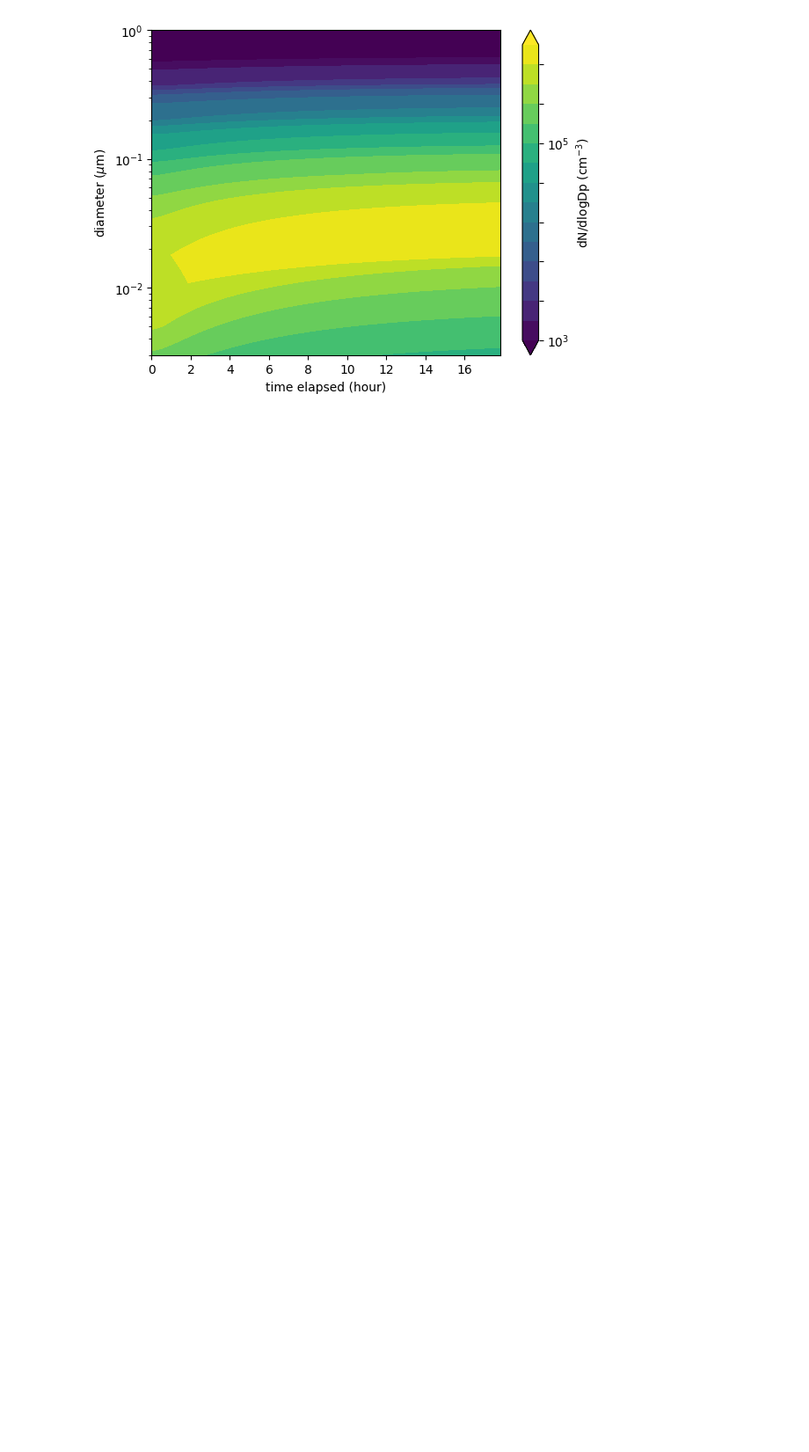
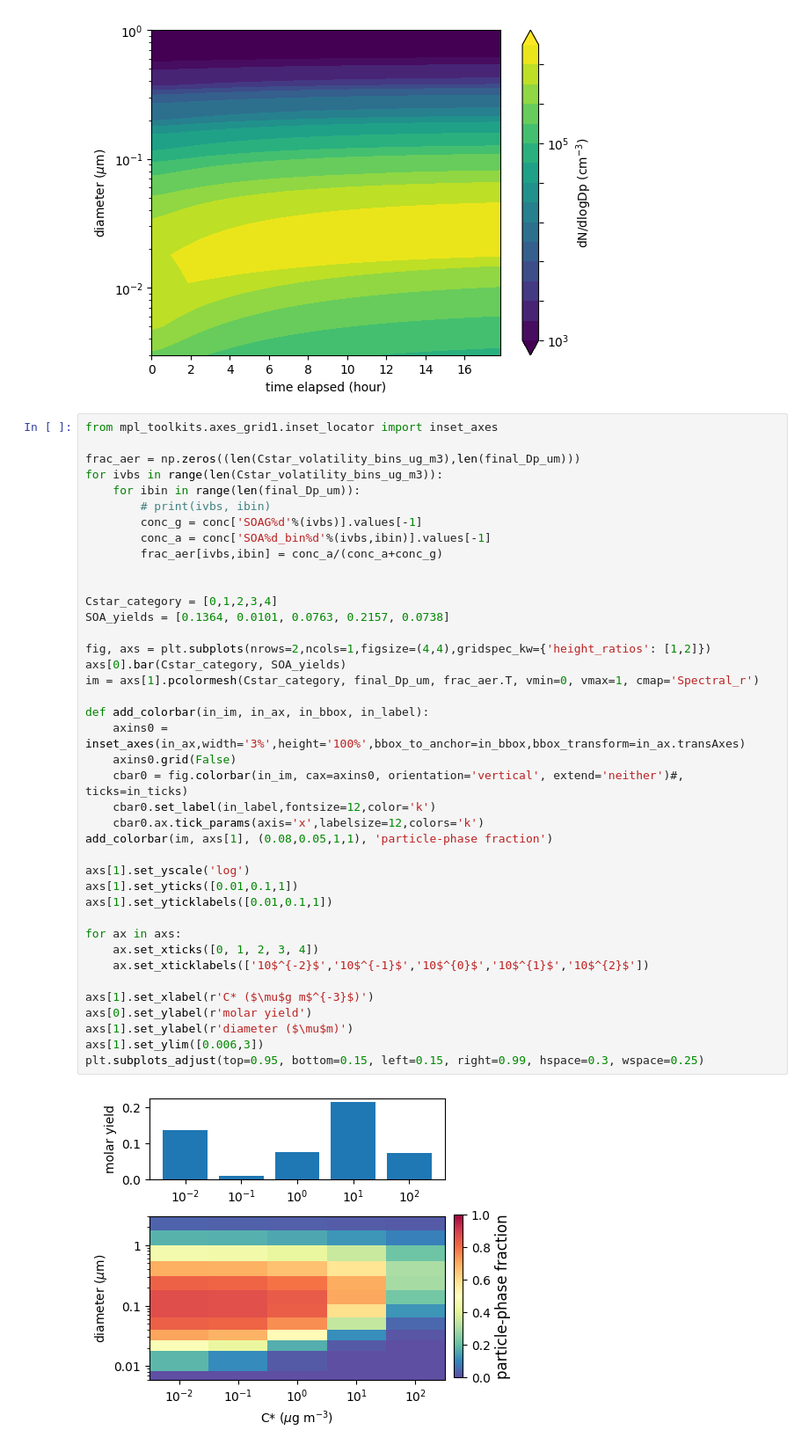
Before and after one commit to drpeppurr/yamcha, a Jupyter notebook: tutorial/YAMCHA_tutorial_ch9.ipynb, the cells around one changed output. Shown at 88% size. Cells and saved outputs as stored; diff of their text form; blank space fills up the shorter version.

```diff
--- a/tutorial/YAMCHA_tutorial_ch9.ipynb
+++ b/tutorial/YAMCHA_tutorial_ch9.ipynb
@@ -992,3 +992,45 @@ plt.show()
 # %% [output]
 [figure]
 [figure]
+# %%
+from mpl_toolkits.axes_grid1.inset_locator import inset_axes
+
+frac_aer = np.zeros((len(Cstar_volatility_bins_ug_m3),len(final_Dp_um)))
+for ivbs in range(len(Cstar_volatility_bins_ug_m3)):
+    for ibin in range(len(final_Dp_um)):
+        # print(ivbs, ibin)
+        conc_g = conc['SOAG%d'%(ivbs)].values[-1]
+        conc_a = conc['SOA%d_bin%d'%(ivbs,ibin)].values[-1]
+        frac_aer[ivbs,ibin] = conc_a/(conc_a+conc_g)
+
+
+Cstar_category = [0,1,2,3,4]
+SOA_yields = [0.1364, 0.0101, 0.0763, 0.2157, 0.0738]
+
+fig, axs = plt.subplots(nrows=2,ncols=1,figsize=(4,4),gridspec_kw={'height_ratios': [1,2]})
+axs[0].bar(Cstar_category, SOA_yields)
+im = axs[1].pcolormesh(Cstar_category, final_Dp_um, frac_aer.T, vmin=0, vmax=1, cmap='Spectral_r')
+
+def add_colorbar(in_im, in_ax, in_bbox, in_label):
+    axins0 = inset_axes(in_ax,width='3%',height='100%',bbox_to_anchor=in_bbox,bbox_transform=in_ax.transAxes)
+    axins0.grid(False)
+    cbar0 = fig.colorbar(in_im, cax=axins0, orientation='vertical', extend='neither')#, ticks=in_ticks)
+    cbar0.set_label(in_label,fontsize=12,color='k')
+    cbar0.ax.tick_params(axis='x',labelsize=12,colors='k')
+add_colorbar(im, axs[1], (0.08,0.05,1,1), 'particle-phase fraction')
+
+axs[1].set_yscale('log')
+axs[1].set_yticks([0.01,0.1,1])
+axs[1].set_yticklabels([0.01,0.1,1])
+
+for ax in axs:
+    ax.set_xticks([0, 1, 2, 3, 4])
+    ax.set_xticklabels(['10$^{-2}$','10$^{-1}$','10$^{0}$','10$^{1}$','10$^{2}$'])
+
+axs[1].set_xlabel(r'C* ($\mu$g m$^{-3}$)')
+axs[0].set_ylabel(r'molar yield')
+axs[1].set_ylabel(r'diameter ($\mu$m)')
+axs[1].set_ylim([0.006,3])
+plt.subplots_adjust(top=0.95, bottom=0.15, left=0.15, right=0.99, hspace=0.3, wspace=0.25)
+# %% [output]
+[figure, added]
```
Also changed, not shown: parts of 1 cell of this notebook.
